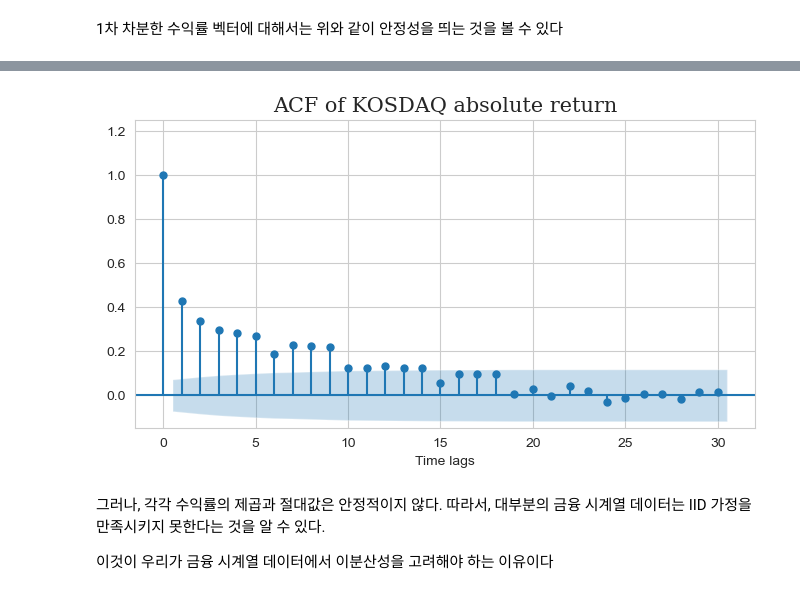
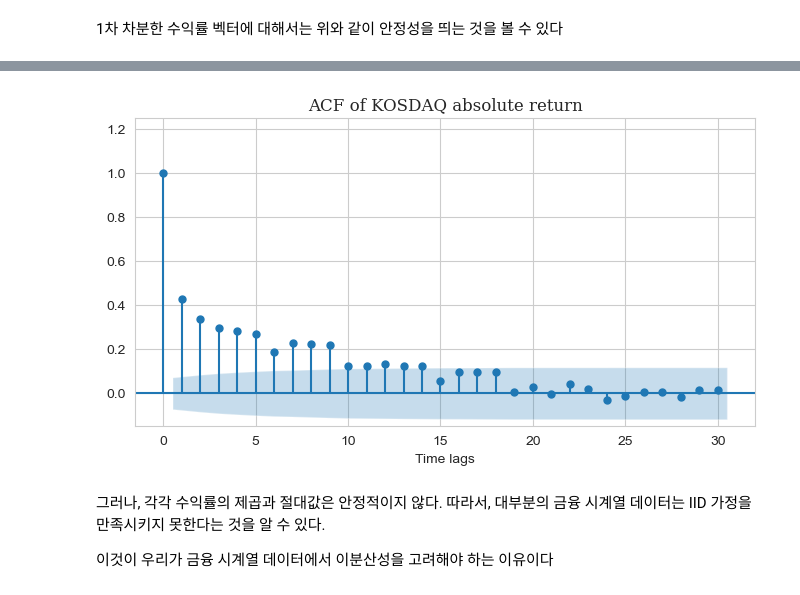
Before and after one commit to Tommylee1013/QUANTIFI, a Jupyter notebook: Week 08/GARCH and Markov-Switching Models.ipynb, the cells around one changed output, grey strips where cells are left out. Cells and saved outputs as stored; diff of their text form; code cells hidden in the pictures.

```diff
--- a/Week 08/GARCH and Markov-Switching Models.ipynb
+++ b/Week 08/GARCH and Markov-Switching Models.ipynb
@@ -92,11 +92,11 @@ plt.show()
 # %%
 fig, ax = plt.subplots(figsize=(8, 4))
 plot_acf(ret_abs, auto_ylims = True, lags = 30, title = 'ACF of KOSDAQ return' , ax = ax)
 plt.xlabel('Time lags', fontsize = 10)
-plt.title('ACF of KOSDAQ absolute return', fontsize = 15, fontfamily = 'Serif')
+plt.title('ACF of KOSDAQ absolute return', fontsize = 12, fontfamily = 'Serif')
 plt.show()
 # %% [output]
-[figure, old version]
+[figure, new version]
 # %% [markdown]
 그러나, 각각 수익률의 제곱과 절대값은 안정적이지 않다. 따라서, 대부분의 금융 시계열 데이터는 IID 가정을 만족시키지 못한다는 것을 알 수 있다.
 
```
Also changed, not shown: parts of 30 cells of this notebook, 2 other files.
